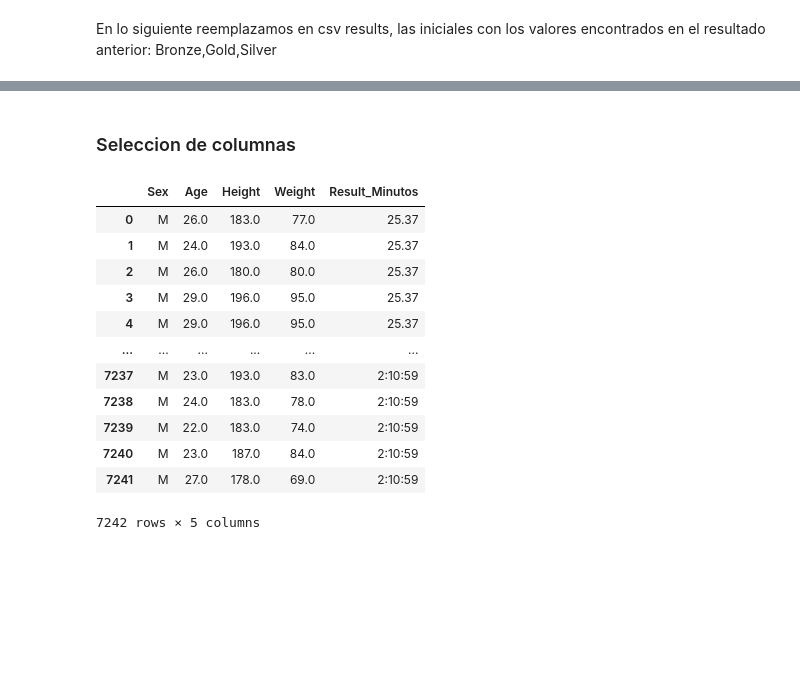
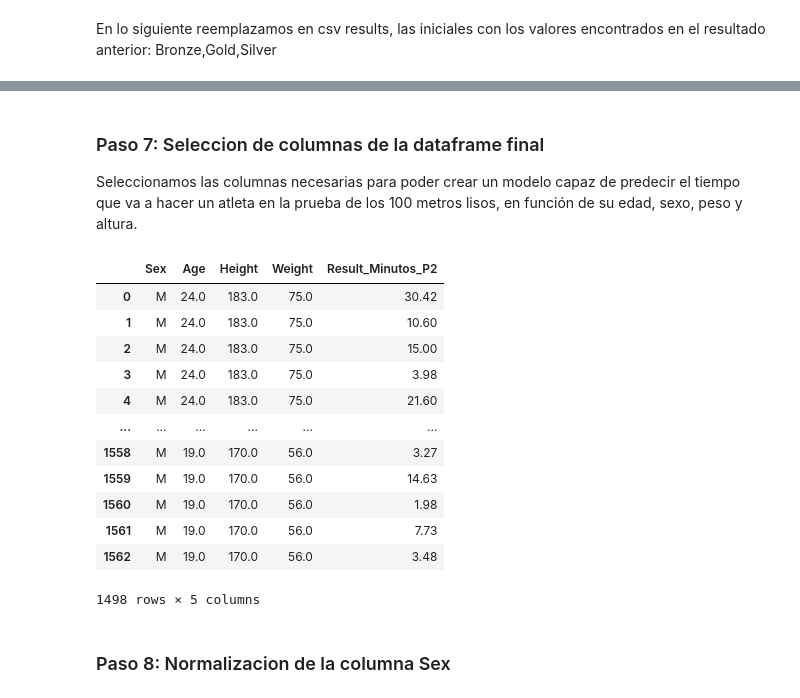
Before and after one commit to louismg27/IA_Act2_VIU, a Jupyter notebook: 04EPPY_Act02 (1).ipynb, the cells around one changed output, grey strips where cells are left out. Cells and saved outputs as stored; diff of their text form; code cells hidden in the pictures; blank space fills up the shorter version.

Commit message:
Empezando a entrenar, al parecer tendremos que eliminar conversiones de los patrones : .

```diff
--- a/04EPPY_Act02 (1).ipynb
+++ b/04EPPY_Act02 (1).ipynb
@@ -502,0 +609,9 @@ display(df_csv_results_procesed)
+# %%
+# Utilizar una expresión regular para detectar el patrón
+pattern = r'\d-\d{2}:\d{2}'
+
+# Filtrar el DataFrame para eliminar las filas que coincidan con el patrón
+df_csv_results_procesed = df_csv_results_procesed[~df_csv_results_procesed['Result_Minutos_P2'].astype(str).str.match(pattern)]
+
+# Mostrar el DataFrame resultante
+display(df_csv_results_procesed)
@@ -502,0 +634,7 @@ display(df_csv_results_procesed)
+# %%
+import pandas as pd
+# Convierte la columna 'Result_Minutos_P2' a tipo float, estableciendo valores no convertibles como NaN
+df_csv_results_procesed['Result_Minutos_P2'] = pd.to_numeric(df_csv_results_procesed['Result_Minutos_P2'], errors='coerce')
+
+# Imprime el DataFrame con la columna convertida a float
+display(df_csv_results_procesed)
@@ -542,11 +690,9 @@ Como tenemos 02 archivos CSV donde solo Sex,Year,Medal son columnas en comun, us
 # %%
 import pandas as pd
 
-# Supongamos que tienes los DataFrames df_csv_results_sel_sinnan y df_csv_atletas_sinnan
+# Realizamos una unión interna basándonos en las columnas comunes 'Sex', 'Year', y 'Medal'
+df_merged = pd.merge(df_csv_results_procesed, df_csv_atletas_sinnan, on=['Sex', 'Year', 'Medal'], how='right')
 
-# Realizar una unión interna basándonos en las columnas comunes 'Sex', 'Year', y 'Medal'
-df_merged = pd.merge(df_csv_results_procesed, df_csv_atletas_sinnan, on=['Sex', 'Year', 'Medal'], how='inner')
-
-# Ahora df_merged contiene la combinación de ambos DataFrames basándose en las columnas 'Sex', 'Year', y 'Medal' con una unión interna
-display(df_merged)
+# Verificamos si existen NAN:
+contarNaN(df_merged)
 # %% [output]
@@ -565,0 +713,6 @@ display(df_merged)
+# %%
+# Eliminar filas con NaN en la columna 'Result_Minutos_P2'
+df_merged = df_merged.dropna(subset=['Result_Minutos_P2'])
+
+# Mostrar el DataFrame resultante
+display(df_merged)
@@ -566,23 +733,26 @@ display(df_merged)
 # %% [markdown]
-### Seleccion de columnas
+### Paso 7: Seleccion de columnas de la dataframe final
+Seleccionamos las columnas necesarias para poder crear un modelo capaz de predecir el tiempo que va a hacer un atleta en la prueba de los 100 metros lisos, en función de su edad, sexo, peso y altura.
 # %%
 # Seleccionar las columnas específicas de interés
-columnas_de_interes = ['Sex', 'Age', 'Height', 'Weight', 'Result_Minutos']
+columnas_de_interes = ['Sex', 'Age', 'Height', 'Weight', 'Result_Minutos_P2']
 df_resultante = df_merged[columnas_de_interes]
 
 # Mostrar el nuevo DataFrame resultante
 display(df_resultante)
 # %% [output]
-|  | Sex | Age | Height | Weight | Result_Minutos |
-| 0 | M | 26.0 | 183.0 | 77.0 | 25.37 |
-| 1 | M | 24.0 | 193.0 | 84.0 | 25.37 |
-| 2 | M | 26.0 | 180.0 | 80.0 | 25.37 |
-| 3 | M | 29.0 | 196.0 | 95.0 | 25.37 |
-| 4 | M | 29.0 | 196.0 | 95.0 | 25.37 |
+|  | Sex | Age | Height | Weight | Result_Minutos_P2 |
+| 0 | M | 24.0 | 183.0 | 75.0 | 30.42 |
+| 1 | M | 24.0 | 183.0 | 75.0 | 10.60 |
+| 2 | M | 24.0 | 183.0 | 75.0 | 15.00 |
+| 3 | M | 24.0 | 183.0 | 75.0 | 3.98 |
+| 4 | M | 24.0 | 183.0 | 75.0 | 21.60 |
 | ... | ... | ... | ... | ... | ... |
-| 7237 | M | 23.0 | 193.0 | 83.0 | 2:10:59 |
-| 7238 | M | 24.0 | 183.0 | 78.0 | 2:10:59 |
-| 7239 | M | 22.0 | 183.0 | 74.0 | 2:10:59 |
-| 7240 | M | 23.0 | 187.0 | 84.0 | 2:10:59 |
-| 7241 | M | 27.0 | 178.0 | 69.0 | 2:10:59 |
+| 1558 | M | 19.0 | 170.0 | 56.0 | 3.27 |
+| 1559 | M | 19.0 | 170.0 | 56.0 | 14.63 |
+| 1560 | M | 19.0 | 170.0 | 56.0 | 1.98 |
+| 1561 | M | 19.0 | 170.0 | 56.0 | 7.73 |
+| 1562 | M | 19.0 | 170.0 | 56.0 | 3.48 |
-7242 rows × 5 columns
+1498 rows × 5 columns
+# %% [markdown]
+### Paso 8: Normalizacion de la columna Sex
```
Also changed, not shown: parts of 41 cells of this notebook.
